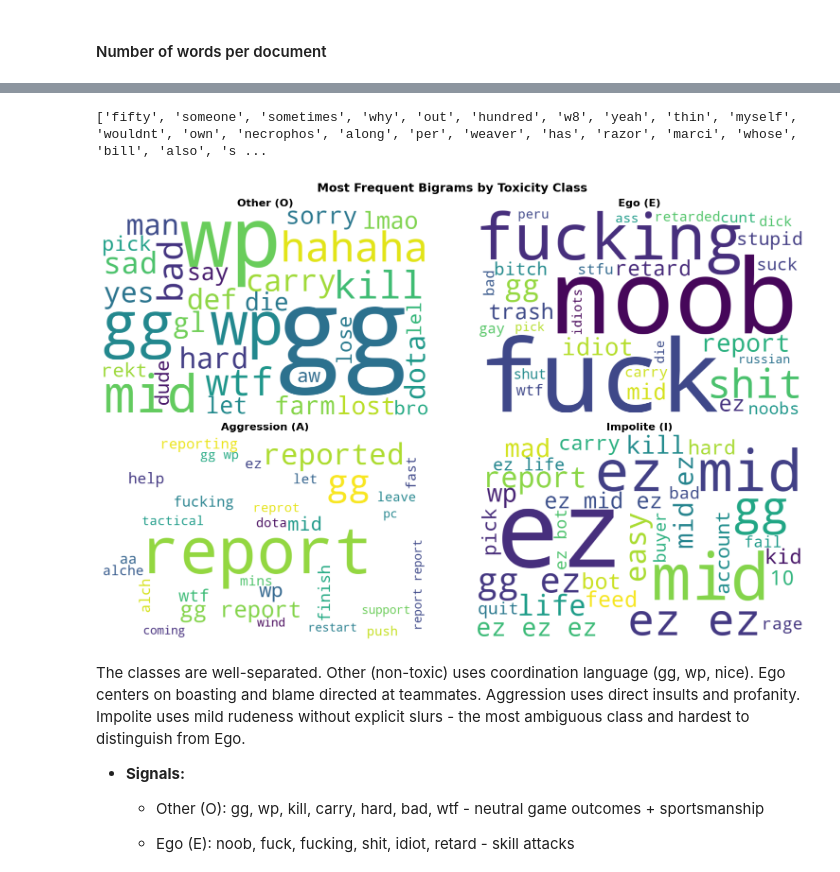
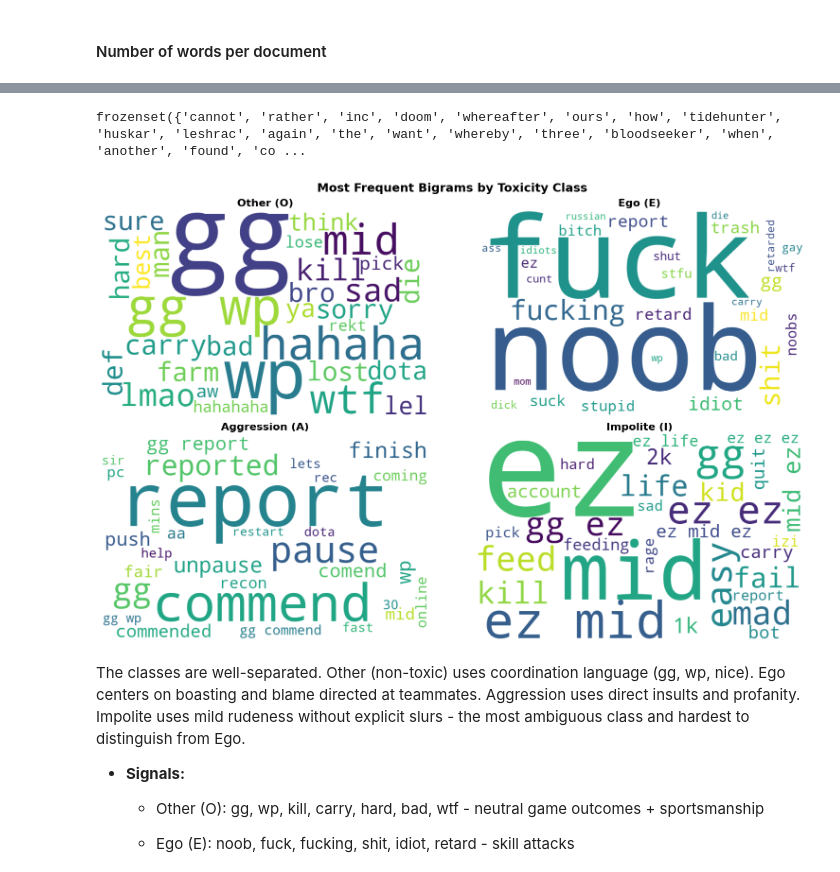
Before and after one commit to paolacalle/gaming-toxicity-detection, a Jupyter notebook: notebooks/gaming/EDA_gaming.ipynb, the cells around one changed output, grey strips where cells are left out. Drawn from its saved outputs; the diff is of its cells as text; code cells hidden in the pictures.

```diff
--- a/notebooks/gaming/EDA_gaming.ipynb
+++ b/notebooks/gaming/EDA_gaming.ipynb
@@ -640,7 +509,7 @@ for i, cls in enumerate(sorted(train_df["label"].unique())):
         # lowercase
         lowercase = True,
         # stop words
-        stop_words = STOPWORDS,
+        stop_words = list(STOPWORDS),
         max_df = 0.90,
         # ngram range
         ngram_range= (1, 3))
@@ -867,4 +646,0 @@ Same as with world of tanks data set, we can not work with rows that have confli
-# %%
-# drop conflicting messages — annotation noise
-dota = dota[~dota["message"].isin(conflicts.index)].reset_index(drop=True)
-print(dota.shape)
@@ -1002,11 +722,11 @@ print(f"[SEPA] tokens remaining: {sepa_remaining}")
 #### Word Frequency Analysis
 # %%
 # train/val split — stratified to preserve class proportions
-X_dota = dota_english["message"]
-y_dota = dota_english["label"]
+X_dota = dota["message"]
+y_dota = dota["label"]
 
 X_dota_train, X_dota_val, y_dota_train, y_dota_val = train_test_split(
-    X_dota, y_dota, test_size=0.20, random_state=seed, shuffle=True, stratify=y_dota
+    X_dota, y_dota, test_size=0.10, random_state=seed, shuffle=True, stratify=y_dota
 )
 
 dota_train_df = pd.DataFrame({"message": X_dota_train, "label": y_dota_train}).reset_index(drop=True)
@@ -1161,6 +881,16 @@ EXTRA = {
     "oh", "ah", "uh", "um", "eh", "pls", "plz",
     "gonna", "gotta", "wanna", "tbh", "rly",
     "xd", "lol", "omg", "thx", "sry", "hf",
+
+    # cross-class neutral bleed
+    "just", "like", "time", "come", "win", "need",
+    "xd", "guys", "lol", "omg", "thx", "rng",
+    "play", "game", "tank", "spot",
+    "today", "people", "kids", "nice", "sry",
+
+    # more fillers
+    "yes", "gl", "try", "let", "stay", "got", "left", "line",
+     "elc", "ebr", "wg", "wot", "tier", "doing", "loose",
 
     # Dota hero names only
     "abaddon", "alchemist", "axe", "bane", "batrider", "beastmaster",
@@ -1185,20 +915,18 @@ EXTRA = {
 
     # game mechanics with zero signal
     "ggwp", "mmr", "ff", "dc", "w8", "rc",
-    "pause", "unpause", "commend", "commended",
     "reconnecting", "reconnect", "lag",
     "just", "like", "really", "guys", "know", "come",
     "want", "time", "got", "win", "play", "game",
     "end", "nice", "good", "wait", "pro", "wow",
     "haha", "rofl", "ty", "thanks", "said", "min",
-    "sec", "wr", "need", "team", "afk", "comend"
-}
+    "sec", "wr", "need", "team", "afk", }
 
 # append with sklearn dictionary
-STOPWORDS = list(ENGLISH_STOP_WORDS.union(EXTRA))
+STOPWORDS = ENGLISH_STOP_WORDS.union(EXTRA)  # frozenset, O(1) lookup
 print(STOPWORDS)
 # %% [output]
-['fifty', 'someone', 'sometimes', 'why', 'out', 'hundred', 'w8', 'yeah', 'thin', 'myself', 'wouldnt', 'own', 'necrophos', 'along', 'per', 'weaver', 'has', 'razor', 'marci', 'whose', 'bill', 'also', 's ...
+frozenset({'cannot', 'rather', 'inc', 'doom', 'whereafter', 'ours', 'how', 'tidehunter', 'huskar', 'leshrac', 'again', 'the', 'want', 'whereby', 'three', 'bloodseeker', 'when', 'another', 'found', 'co ...
 # %%
 class_map_dota = {0: "Other (O)", 1: "Ego (E)", 2: "Aggression (A)", 3: "Impolite (I)"}
 
@@ -1211,36 +939,36 @@ for i, cls in enumerate(sorted(dota_train_df["label"].unique())):
     bigram_vectorizer = CountVectorizer(
         strip_accents="unicode",
         lowercase=True,
-        stop_words=STOPWORDS,
+        stop_words=list(STOPWORDS),
         max_df=0.90,
         ngram_range=(1, 3)
     )
 
     bigrams_train = bigram_vectorizer.fit_transform(class_text)
     bigram_counts = bigrams_train.sum(axis=0).A1
     bigram_names  = bigram_vectorizer.get_feature_names_out()
 
     bigram_freq_train = pd.DataFrame({
         "bigram": bigram_names,
         "count":  bigram_counts
     }).sort_values(by="count", ascending=False).head(30)
 
     if len(bigram_freq_train) > 0:
         bigram_dict = dict(zip(bigram_freq_train["bigram"], bigram_freq_train["count"]))
         wordcloud = WordCloud(width=800, height=500, background_color="white").generate_from_frequencies(bigram_dict)
         axes[i].imshow(wordcloud, interpolation="bilinear")
         axes[i].axis("off")
         axes[i].set_title(class_map_dota[cls], fontweight="bold", fontsize=16)
     else:
         axes[i].text(0.5, 0.5, "No bigrams found", ha="center", va="center", fontsize=12)
         axes[i].axis("off")
         axes[i].set_title(class_map_dota[cls], fontweight="bold", fontsize=16)
 
 plt.suptitle("Most Frequent Bigrams by Toxicity Class", fontsize=18, fontweight="bold")
 plt.tight_layout()
 plt.show()
 # %% [output]
-[figure, old version]
+[figure, new version]
 # %% [markdown]
 The classes are well-separated. Other (non-toxic) uses coordination language (gg, wp, nice). Ego centers on boasting and blame directed at teammates. Aggression uses direct insults and profanity. Impolite uses mild rudeness without explicit slurs - the most ambiguous class and hardest to distinguish from Ego.
 
```
Also changed, not shown: parts of 68 cells of this notebook, 7 other files.
